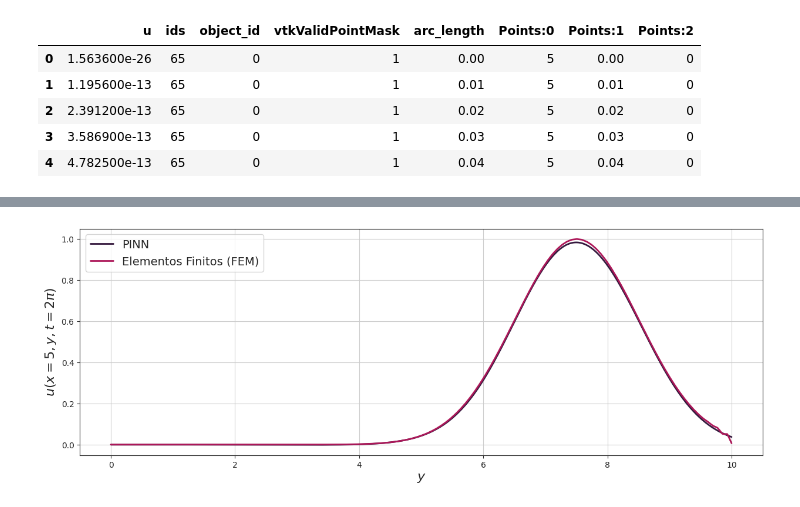
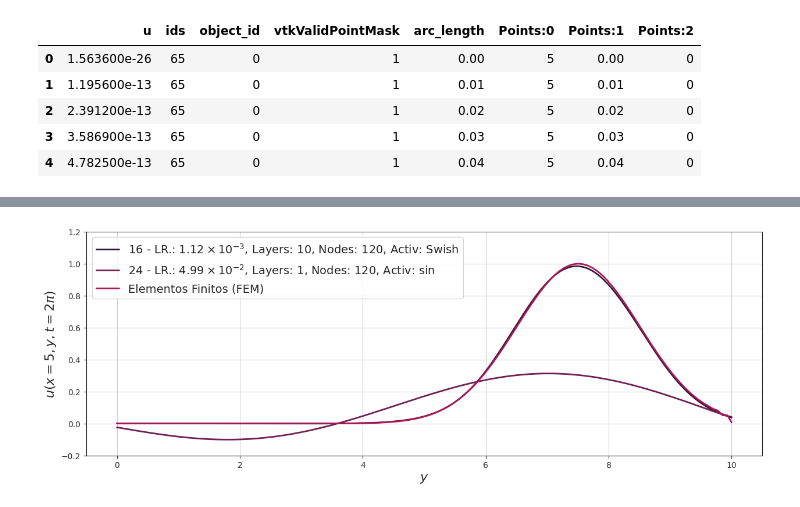
Before and after one commit to josecamata/pinns, a Jupyter notebook: gaussian_pulse/gaussian_pulse_notebook.ipynb, the cells around one changed output, grey strips where cells are left out. Saved outputs shown, nothing was run; the diff lists cells and outputs as text; code cells hidden in the pictures.

```diff
--- a/gaussian_pulse/gaussian_pulse_notebook.ipynb
+++ b/gaussian_pulse/gaussian_pulse_notebook.ipynb
@@ -47,11 +28,11 @@ SAMPLE_POINTS = 3000
 
 #Rede Neural
 ARCHITECTURE = (
-    [3] + [120] * 10 + [1]
+    [3] + [120] * 1 + [1]
 )
-ACTIVATION = "Swish"
+ACTIVATION = "sin"
 INITIALIZER = "Glorot uniform"
-LEARNING_RATE = 0.0011229544155991872
+LEARNING_RATE = 0.049999999999999996
 ITERATIONS = 10000  # Número de épocas
 OPTIMIZER = "adam"  # Otimizador
 BATCH_SIZE = 16
@@ -271,7 +239,7 @@ animate_solution(
 # %%
 import pandas as pd
 
-sol_malha_128 = pd.read_csv("pulso_sol_libmesh.csv")
+sol_malha_128 = pd.read_csv("pinns/gaussian_pulse/pulso_sol_libmesh.csv")
 
 sol_malha_128.head()
 # %% [output]
@@ -310,4 +280,4 @@ input_data = np.hstack((x, y, t))
 # %%
-predicted_solution = np.empty((num_values, 1))
+predicted_solution_best = np.empty((num_values, 1))
 for i in range(num_values):
-    predicted_solution[i] = model.predict(input_data[i].reshape(1, -1))
+    predicted_solution_best[i] = model.predict(input_data[i].reshape(1, -1))
@@ -333,35 +286,44 @@ Name: u, Length: 1000, dtype: float64
+# %%
+predicted_solution_worst = np.empty((num_values, 1))
+for i in range(num_values):
+    predicted_solution_worst[i] = model.predict(input_data[i].reshape(1, -1))
 # %%
 import matplotlib.pyplot as plt
 import seaborn as sns
 
 # Definir a paleta de cores e o estilo
 palette = sns.color_palette("rocket")
 sns.set_palette(palette)
 sns.set_style("ticks", {'axes.grid': True})
 
 # Criar a figura e o eixo
 fig, ax1 = plt.subplots(figsize=(15, 5))
 
 # Definir os rótulos dos eixos com LaTeX
 ax1.set_xlabel(r'$y$', fontsize=16)
 ax1.set_ylabel(r'$u(x = 5, y, t = 2\pi)$', fontsize=16)
 
 # Plot do melhor modelo
-label = "PINN"
-sns.lineplot(x=y.flatten(), y=predicted_solution.reshape(y.flatten().shape), linewidth=2, label=label, ax=ax1, color=sns.color_palette("rocket")[0])
+label = r"$16$ - LR.: $1.12 \times 10^{-3}$, Layers: 10, Nodes: 120, Activ: Swish"
+sns.lineplot(x=y.flatten(), y=predicted_solution_best.reshape(y.flatten().shape), linewidth=2, label=label, ax=ax1, color=sns.color_palette("rocket")[0])
+
+label = r"$24$ - LR.: $4.99 \times 10^{-2}$, Layers: 1, Nodes: 120, Activ: sin"
+sns.lineplot(x=y.flatten(), y=predicted_solution_worst.reshape(y.flatten().shape), linewidth=2, label=label, ax=ax1, color=sns.color_palette("rocket")[1])
 
 label = "Elementos Finitos (FEM)"
 sns.lineplot(x=y.flatten(), y=sol_malha_128.iloc[:-1]["u"], linewidth=2, label=label, ax=ax1, color=sns.color_palette("rocket")[2])
 
 # Aumentar o tamanho da legenda
 ax1.legend(fontsize=14)  # Ajuste o valor de fontsize conforme necessário
+ax1.set_ylim(ymin=-0.2, ymax=1.2)
+
 
 # Mostrar e salvar a figura
 plt.show()
-# fig.savefig('plots/best_compare_solver.png', bbox_inches='tight')
+fig.savefig('pinns/gaussian_pulse/plots/com_escala.png', bbox_inches='tight')
 plt.close(fig)
 # %% [output]
-[figure, old version]
+[figure, new version]
 # %%
 y_true = np.array(sol_malha_128.iloc[:-1]["u"])
 y_pred = np.array(predicted_solution).reshape(y_true.shape)
```
Also changed, not shown: parts of 17 cells of this notebook, 8 other files.
